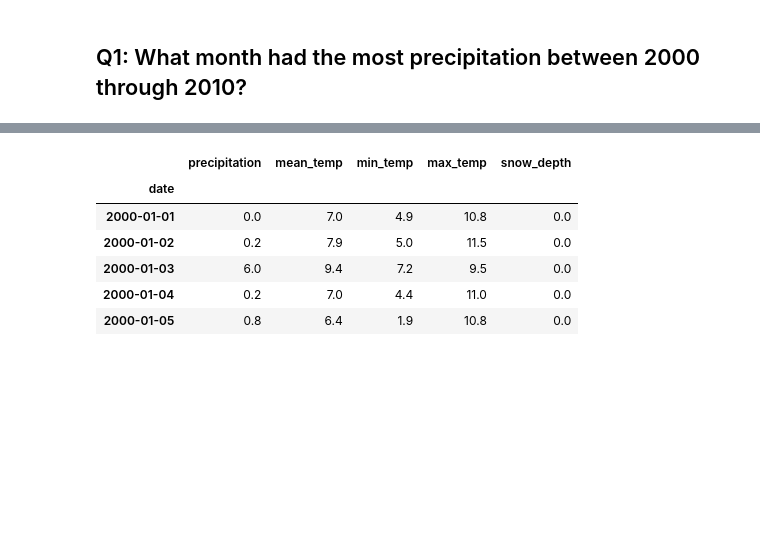
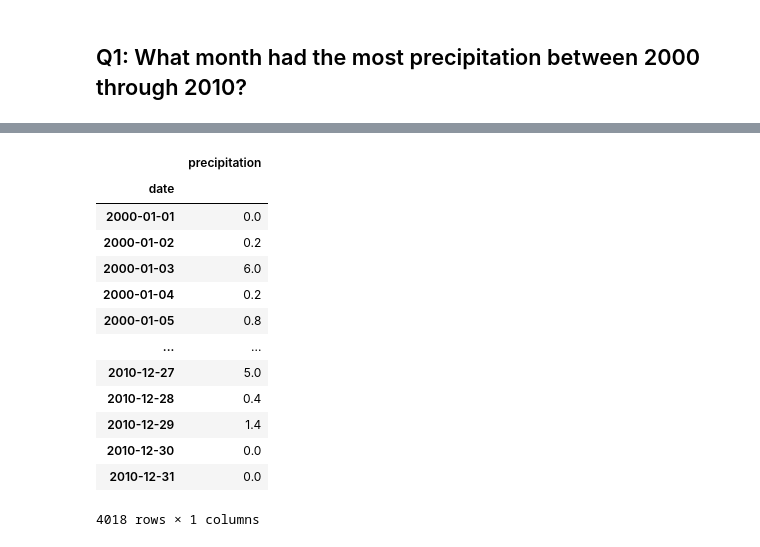
Before and after one commit to kleintjesk/Resampling-Datetime-Data, a Jupyter notebook: Resampling Datetime Data.ipynb, the cells around one changed output, grey strips where cells are left out. Cells and saved outputs as stored; diff of their text form; code cells hidden in the pictures; blank space fills up the shorter version.

```diff
--- a/Resampling Datetime Data.ipynb
+++ b/Resampling Datetime Data.ipynb
@@ -113,4 +115,6 @@ dtype: int64
 # %% [markdown]
 ## Q1: What month had the most precipitation between 2000 through 2010?
 # %%
-df1 = df.copy()
+#create a copy of the data frame to have only the years from 2000-2010
+pr = df.loc['2000':'2010']
+pr
@@ -117,11 +136,20 @@ df1 = df.copy()
 # %%
-df1.head()
+#drop every column but the precipitation column
+pr = pr.drop(['max_temp', 'mean_temp', 'min_temp', 'snow_depth'], axis=1)
+pr
 # %% [output]
-|  | precipitation | mean_temp | min_temp | max_temp | snow_depth |
-| date |  |  |  |  |  |
-| 2000-01-01 | 0.0 | 7.0 | 4.9 | 10.8 | 0.0 |
-| 2000-01-02 | 0.2 | 7.9 | 5.0 | 11.5 | 0.0 |
-| 2000-01-03 | 6.0 | 9.4 | 7.2 | 9.5 | 0.0 |
-| 2000-01-04 | 0.2 | 7.0 | 4.4 | 11.0 | 0.0 |
-| 2000-01-05 | 0.8 | 6.4 | 1.9 | 10.8 | 0.0 |
+|  | precipitation |
+| date |  |
+| 2000-01-01 | 0.0 |
+| 2000-01-02 | 0.2 |
+| 2000-01-03 | 6.0 |
+| 2000-01-04 | 0.2 |
+| 2000-01-05 | 0.8 |
+| ... | ... |
+| 2010-12-27 | 5.0 |
+| 2010-12-28 | 0.4 |
+| 2010-12-29 | 1.4 |
+| 2010-12-30 | 0.0 |
+| 2010-12-31 | 0.0 |
+4018 rows × 1 columns
 # %%
```
Also changed, not shown: parts of 13 cells of this notebook.
